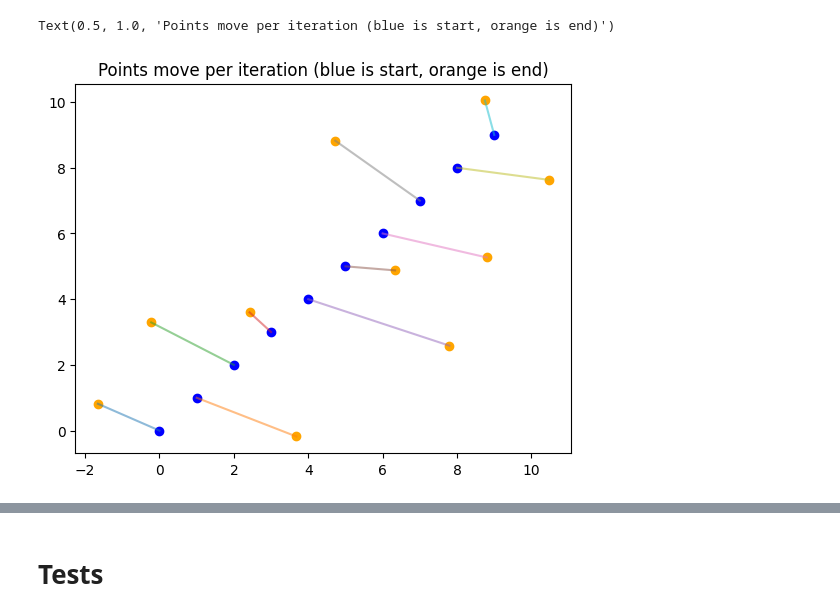
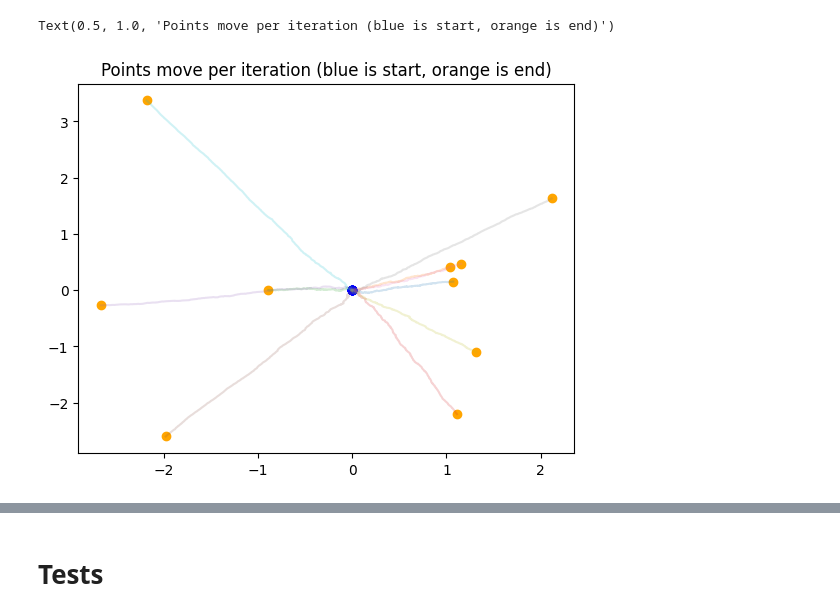
Before and after one commit to Snailed/bayesian-optimal-design-pocs, a Jupyter notebook: python/week 4 from 2 attempt 1.ipynb, the cells around one changed output, grey strips where cells are left out. Drawn from its saved outputs; the diff is of its cells as text; code cells hidden in the pictures.

```diff
--- a/python/week 4 from 2 attempt 1.ipynb
+++ b/python/week 4 from 2 attempt 1.ipynb
@@ -74,7 +74,7 @@ def get_posteriors(d, y):
 
 
 #d0 = np.random.randn(20,2)
-d0 = np.array([[i, i] for i in range(10)])
+d0 = np.array([[0,0] for i in range(10)])
 #A_prior = np.array([[5, -2, 1],
 #              [-2, 4, -1],
 #              [1, -1, 3]])
@@ -373,12 +396,12 @@ Gradient norm  361.57023662176294
 # %%
 
 
 dis = np.array(dis)
 for p in range(d0.shape[0]):
     plt.scatter(dis[0, p, 0], dis[0, p, 1], c="blue") # start
     plt.scatter(dis[-1, p, 0], dis[-1, p, 1], c="orange") # end
-    plt.plot(dis[:, p, 0], dis[:, p, 1], alpha=0.5)
+    plt.plot(dis[:, p, 0], dis[:, p, 1], alpha=0.2)
 plt.title("Points move per iteration (blue is start, orange is end)")
 # %% [output]
 Text(0.5, 1.0, 'Points move per iteration (blue is start, orange is end)')
-[figure, old version]
+[figure, new version]
```
Also changed, not shown: parts of 11 cells of this notebook, 22 other files.
